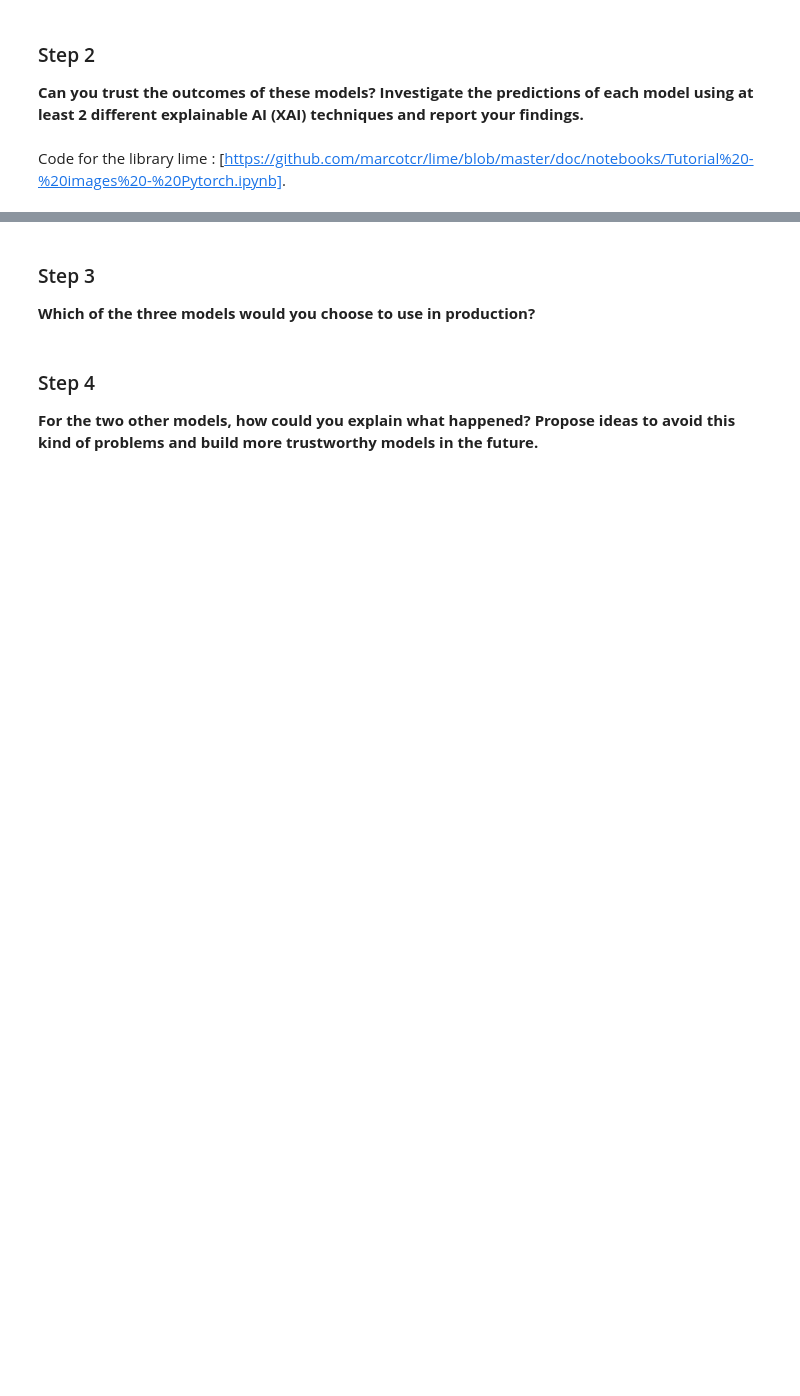
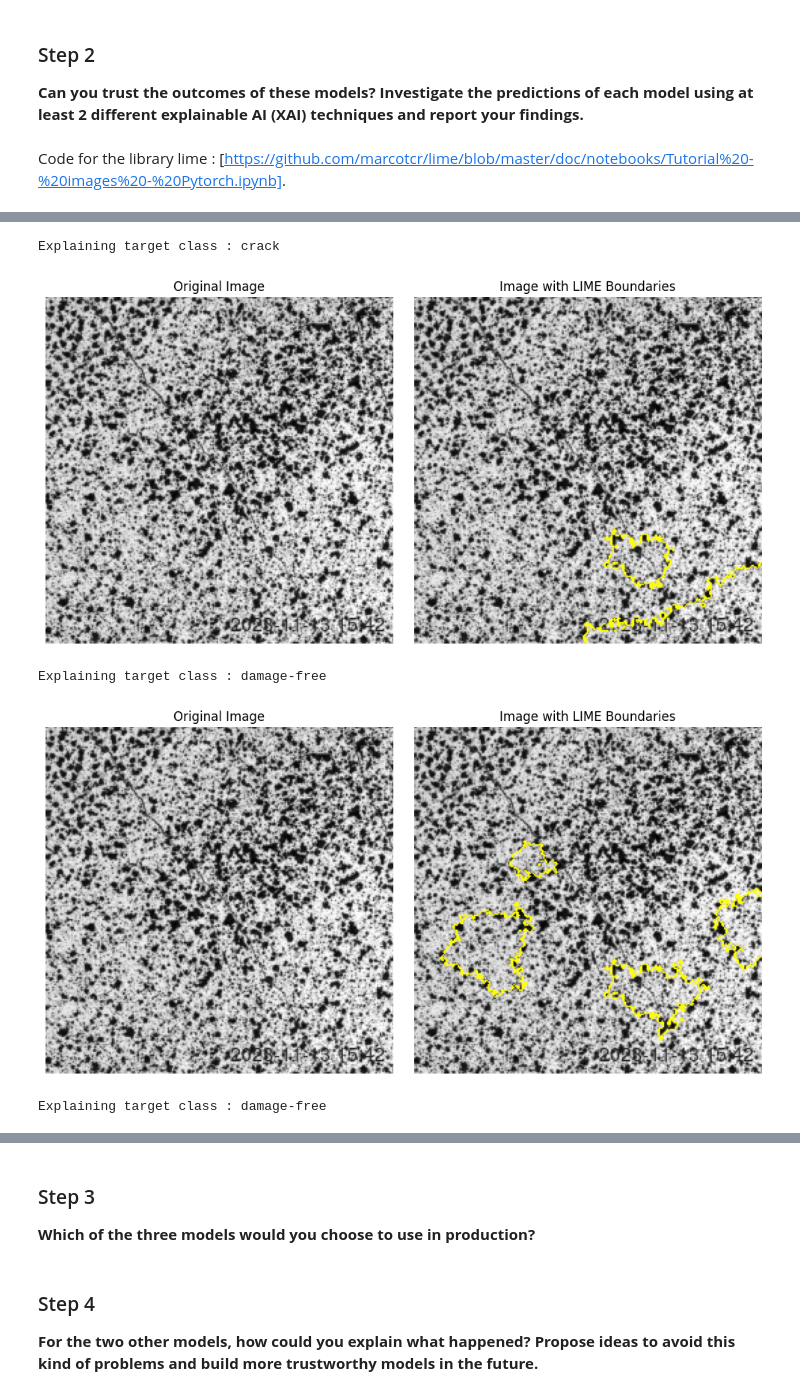
Before and after one commit to mmagnin-hub/CIVIL426_5, a Jupyter notebook: Exercise_XAI_2024.ipynb, the cells around one changed output, grey strips where cells are left out. Cells and saved outputs as stored; diff of their text form; code cells hidden in the pictures; blank space fills up the shorter version.

Commit message:
Update the LIME function

```diff
--- a/Exercise_XAI_2024.ipynb
+++ b/Exercise_XAI_2024.ipynb
@@ -709,27 +640,0 @@ plt.imshow(img_boundry1)
-# %%
-
-def plot_LIME(model, img_index):
-    model_wrapper = PyTorchModelWrapper(model)
-    img, label, _ = ds_test[img_index]  # Image and label
-    img = img.numpy().transpose(1, 2, 0)  # Convert to HWC format for LIME
-    img = (img - img.min()) / (img.max() - img.min())  # Normalize to [0, 1]
-    explainer = lime_image.LimeImageExplainer()
-    explanation = explainer.explain_instance(
-        img,                     # Input image
-        model_wrapper,           # Prediction function
-        top_labels=2,            # Number of labels to explain
-        hide_color=0,            # Pixel value for masked regions
-        num_samples=1000         # Number of perturbations to generate
-    )
-    target_class = 1  # Assume binary classification
-    temp, mask = explanation.get_image_and_mask(
-        label=target_class,       # Class index to explain
-        positive_only=True,       # Show only regions supporting the class
-        hide_rest=False,          # Show masked regions as background
-        num_features=5,          # Number of superpixels to show
-        min_weight=0.0            # Minimum weight for superpixel
-    )
-    img_boundry1 = mark_boundaries(temp/255.0, mask)
-    plt.imshow(img_boundry1)
-
-    return
@@ -737,0 +641,10 @@ plot_LIME(model_A, 4)
+# %%
+plot_LIME(model_A, 2)
+plot_LIME(model_B, 2)
+plot_LIME(model_C, 2)
+# %% [output]
+Explaining target class : crack
+[figure, added]
+Explaining target class : damage-free
+[figure, added]
+Explaining target class : damage-free
```
Also changed, not shown: parts of 22 cells of this notebook.
